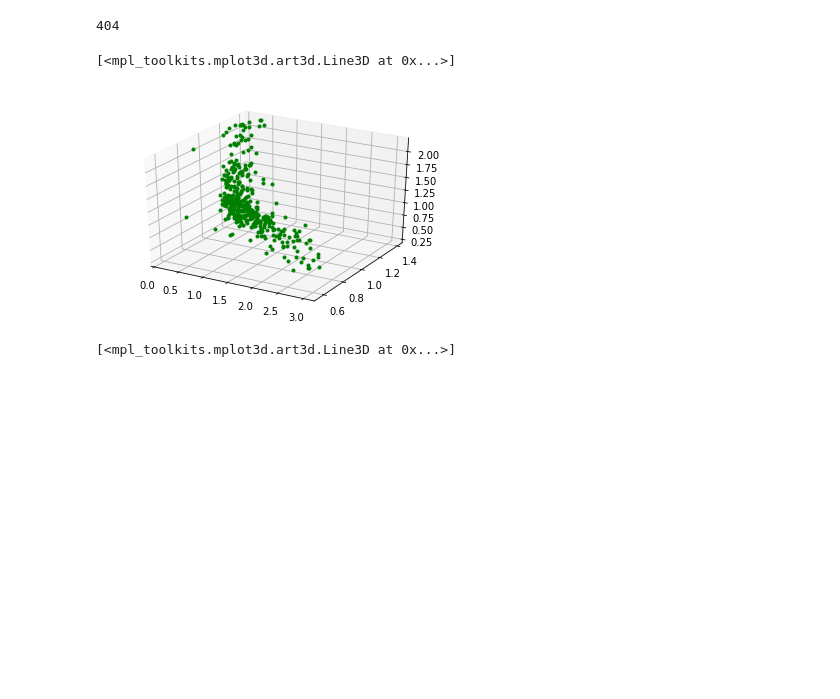
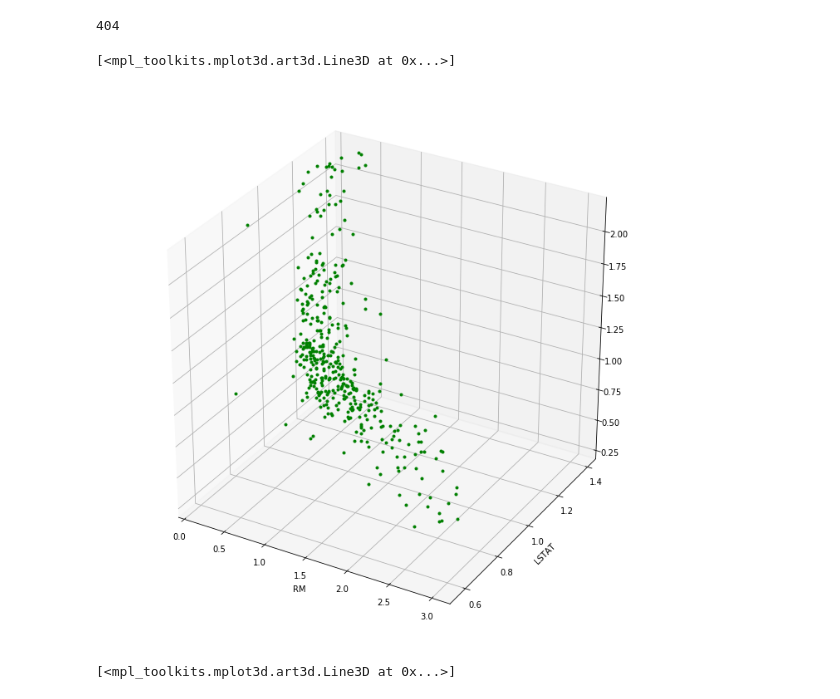
Before and after one commit to kaustubhharapanahalli/MachineLearningIntro, a Jupyter notebook: Linear Regression/house price detection using multivariate linear regression.ipynb, the cells around one changed output. Drawn from its saved outputs; the diff is of its cells as text; code cells hidden in the pictures; blank space fills up the shorter version.

```diff
--- a/Linear Regression/house price detection using multivariate linear regression.ipynb
+++ b/Linear Regression/house price detection using multivariate linear regression.ipynb
@@ -70,13 +70,14 @@ x1_test = X1[n:]
 x2_test = X2[n:]
 y_test = Y[n:]
 # %%
-fig = plt.figure()
+fig = plt.figure(figsize=(12,12))
 ax = fig.add_subplot(111, projection='3d')
-
+plt.xlabel("RM")
+plt.ylabel("LSTAT")
 ax.plot(x1_train, x2_train, y_train, 'g.')
 # %% [output]
 [<mpl_toolkits.mplot3d.art3d.Line3D at 0x...>]
-[figure, old version]
+[figure, new version]
 # %%
 fig = plt.figure()
 ax = fig.add_subplot(111, projection='3d')
```
Also changed, not shown: parts of 2 cells of this notebook, 2 other files.
